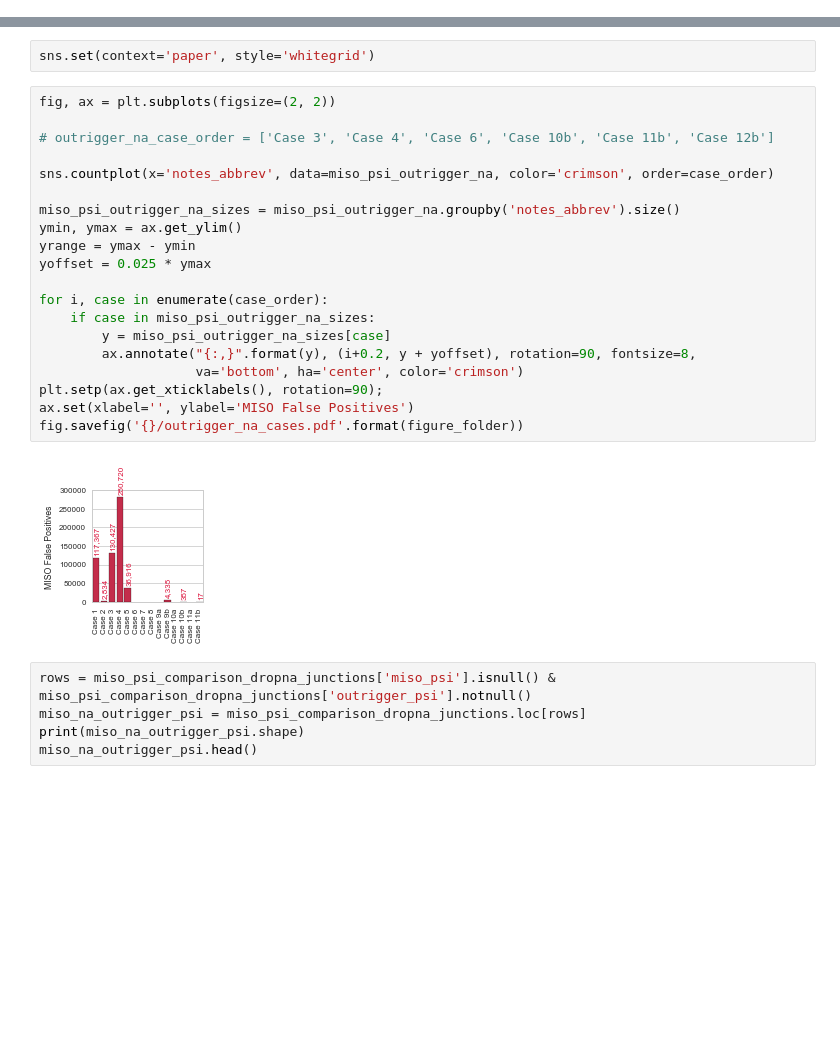
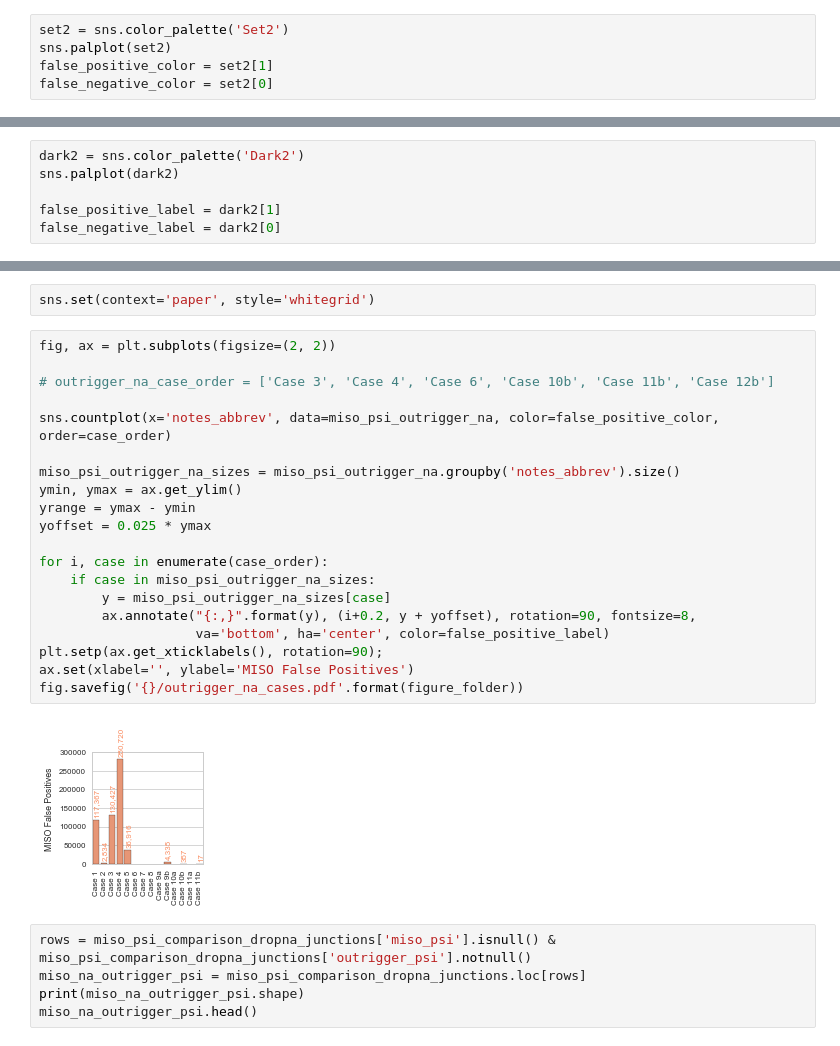
Before and after one commit to YeoLab/singlecell_pnm, a Jupyter notebook: 01_Figure_1/008_get_miso_false_positive_psi_global_stats.ipynb, the cells around one changed output, grey strips where cells are left out. Drawn from its saved outputs; the diff is of its cells as text; blank space fills up the shorter version.

```diff
--- a/01_Figure_1/008_get_miso_false_positive_psi_global_stats.ipynb
+++ b/01_Figure_1/008_get_miso_false_positive_psi_global_stats.ipynb
@@ -187,3 +187,8 @@ miso_false_positive_percent
 45.719554368936684
 # %%
 sns.set(context='paper', style='white')
+# %%
+set2 = sns.color_palette('Set2')
+sns.palplot(set2)
+false_positive_color = set2[1]
+false_negative_color = set2[0]
@@ -189,0 +197,6 @@ sns.set(context='paper', style='white')
+# %%
+dark2 = sns.color_palette('Dark2')
+sns.palplot(dark2)
+
+false_positive_label = dark2[1]
+false_negative_label = dark2[0]
@@ -213,25 +229,25 @@ sns.set(context='paper', style='whitegrid')
 # %%
 fig, ax = plt.subplots(figsize=(2, 2))
 
 # outrigger_na_case_order = ['Case 3', 'Case 4', 'Case 6', 'Case 10b', 'Case 11b', 'Case 12b']
 
-sns.countplot(x='notes_abbrev', data=miso_psi_outrigger_na, color='crimson', order=case_order)
+sns.countplot(x='notes_abbrev', data=miso_psi_outrigger_na, color=false_positive_color, order=case_order)
 
 miso_psi_outrigger_na_sizes = miso_psi_outrigger_na.groupby('notes_abbrev').size()
 ymin, ymax = ax.get_ylim()
 yrange = ymax - ymin
 yoffset = 0.025 * ymax
 
 for i, case in enumerate(case_order):
     if case in miso_psi_outrigger_na_sizes:
         y = miso_psi_outrigger_na_sizes[case]
         ax.annotate("{:,}".format(y), (i+0.2, y + yoffset), rotation=90, fontsize=8,
-                    va='bottom', ha='center', color='crimson')
+                    va='bottom', ha='center', color=false_positive_label)
 plt.setp(ax.get_xticklabels(), rotation=90);
 ax.set(xlabel='', ylabel='MISO False Positives')
 fig.savefig('{}/outrigger_na_cases.pdf'.format(figure_folder))
 # %% [output]
-[figure, old version]
+[figure, new version]
 # %%
 rows = miso_psi_comparison_dropna_junctions['miso_psi'].isnull() & miso_psi_comparison_dropna_junctions['outrigger_psi'].notnull()
 miso_na_outrigger_psi = miso_psi_comparison_dropna_junctions.loc[rows]
```
Also changed, not shown: parts of 9 cells of this notebook, 9 other files.
